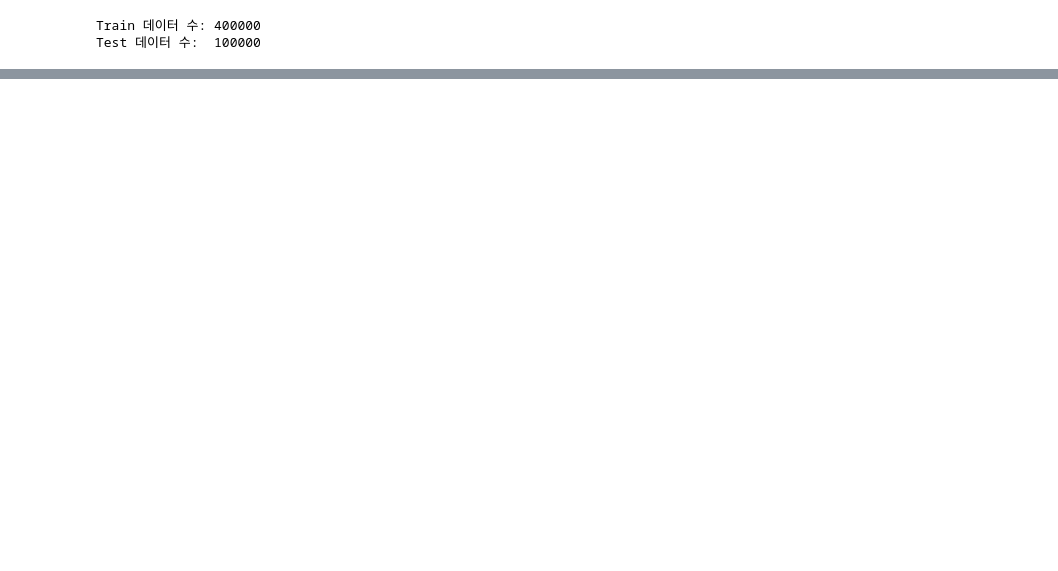
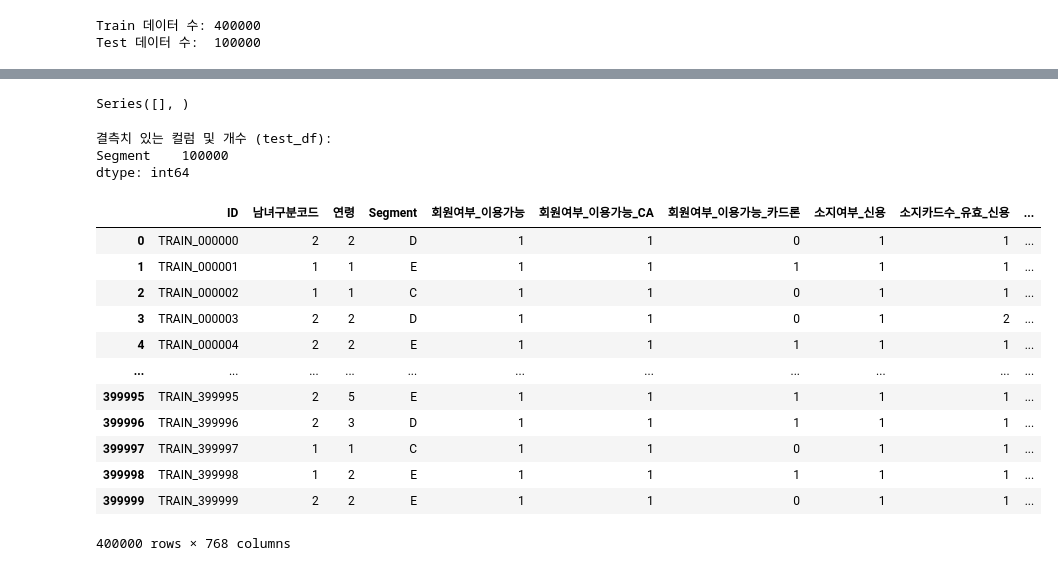
Before and after one commit to ming111777/dung2, a Jupyter notebook: Final project/모델링/concat-최종 모델링.ipynb, the cells around one changed output, grey strips where cells are left out. Cells and saved outputs as stored; diff of their text form; code cells hidden in the pictures; blank space fills up the shorter version.

```diff
--- a/Final project/모델링/concat-최종 모델링.ipynb
+++ b/Final project/모델링/concat-최종 모델링.ipynb
@@ -119,4 +108,44 @@ test_df object 컬럼 (3개):
+# %%
+# train_df에서 결측치가 있는 컬럼만 추출
+na_counts = train_df.isna().sum()
+na_counts = na_counts[na_counts > 0]
+
+# to_string() 으로 전체 출력
+print(na_counts.to_string())
+# %% [output]
+Series([], )
+# %%
+# test_df에서 결측치가 있는 컬럼만 확인
+na_counts_test = test_df.isna().sum()
+
+# 결측치 개수가 0보다 큰 컬럼만 필터링
+na_counts_test = na_counts_test[na_counts_test > 0]
+
+# 결과 출력
+print("결측치 있는 컬럼 및 개수 (test_df):")
+print(na_counts_test)
+# %% [output]
+결측치 있는 컬럼 및 개수 (test_df):
+Segment    100000
+dtype: int64
 # %%
 # 저장: 결과를 CSV로 내보내기
 train_df.to_csv('merged_2018_train.csv', index=False)
 test_df.to_csv('merged_2018_test.csv',  index=False)
+# %%
+df2 = pd.read_csv('merged_2018_train.csv')
+df2
+# %% [output]
+|  | ID | 남녀구분코드 | 연령 | Segment | 회원여부_이용가능 | 회원여부_이용가능_CA | 회원여부_이용가능_카드론 | 소지여부_신용 | 소지카드수_유효_신용 | ... |
+| 0 | TRAIN_000000 | 2 | 2 | D | 1 | 1 | 0 | 1 | 1 | ... |
+| 1 | TRAIN_000001 | 1 | 1 | E | 1 | 1 | 1 | 1 | 1 | ... |
+| 2 | TRAIN_000002 | 1 | 1 | C | 1 | 1 | 0 | 1 | 1 | ... |
+| 3 | TRAIN_000003 | 2 | 2 | D | 1 | 1 | 0 | 1 | 2 | ... |
+| 4 | TRAIN_000004 | 2 | 2 | E | 1 | 1 | 1 | 1 | 1 | ... |
+| ... | ... | ... | ... | ... | ... | ... | ... | ... | ... | ... |
+| 399995 | TRAIN_399995 | 2 | 5 | E | 1 | 1 | 1 | 1 | 1 | ... |
+| 399996 | TRAIN_399996 | 2 | 3 | D | 1 | 1 | 1 | 1 | 1 | ... |
+| 399997 | TRAIN_399997 | 1 | 1 | C | 1 | 1 | 0 | 1 | 1 | ... |
+| 399998 | TRAIN_399998 | 1 | 2 | E | 1 | 1 | 1 | 1 | 1 | ... |
+| 399999 | TRAIN_399999 | 2 | 2 | E | 1 | 1 | 0 | 1 | 1 | ... |
+400000 rows × 768 columns
```
Also changed, not shown: parts of 5 cells of this notebook, 21 other files.
